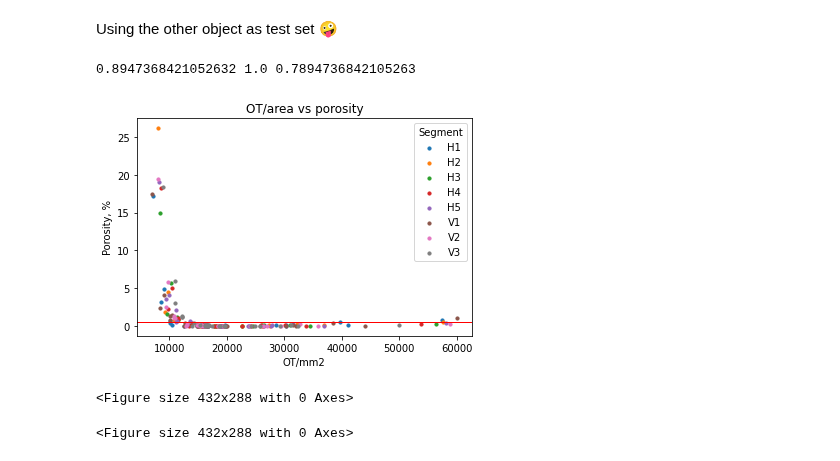
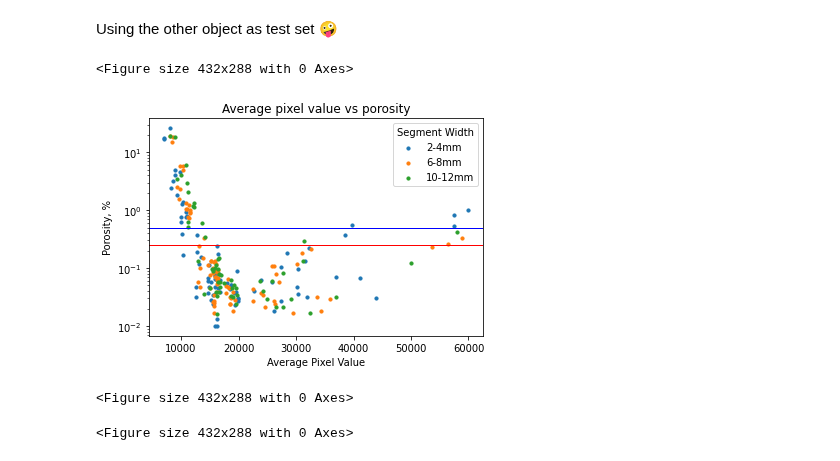
Before and after one commit to ErikSievers/thesis, a Jupyter notebook: final-notebook-v3.ipynb, the cells around one changed output. Cells and saved outputs as stored; diff of their text form; code cells hidden in the pictures.

```diff
--- a/final-notebook-v3.ipynb
+++ b/final-notebook-v3.ipynb
@@ -27,7 +27,7 @@ yend = 1770
 powderthickness = 80
 endlayer = 225
 vsegments = [0, 150, 187, endlayer]
-porositythreshold = 0.5
+porositythreshold = 0.25
 
 paths = pathlib.Path('./OT data 80 um/int').glob('*.tif')
 paths_sorted = [x for x in paths]
@@ -108,8 +108,8 @@ yend = 1770
 hsegments = [0,26,50,74,98,122]
 powderthickness = 80
 endlayer = 187
-separate_test = False
-objectsplit = 3
+separate_test = True
+objectsplit = 2
 upsamplingratio = 4
 positive_multiplier = 3
 porositythreshold = 0.5
@@ -199,49 +199,50 @@ XTest = np.concatenate((X2.reshape(-1, 1), X3.reshape(-1, 1)), axis=1)
 
 segments = 'H' + trainobjectinfo.Segment.astype(str)
 
-plt.title("OT/area vs porosity")
+plt.title("Average pixel value vs porosity")
 plt.ylabel('Porosity, %')
-plt.xlabel('OT/mm2')
+plt.xlabel('Average Pixel Value')
 Y = trainobjectinfo.Porosity
 Y2 = testsegmentinfo.Porosity
 
 x1 = X[trainobjectinfo.Segment == 1]
 y1 = Y[trainobjectinfo.Segment == 1]
 x2 = X[trainobjectinfo.Segment == 2]
 y2 = Y[trainobjectinfo.Segment == 2]
 x3 = X[trainobjectinfo.Segment == 3]
 y3 = Y[trainobjectinfo.Segment == 3]
 x4 = X[trainobjectinfo.Segment == 4]
 y4 = Y[trainobjectinfo.Segment == 4]
 x5 = X[trainobjectinfo.Segment == 5]
 y5 = Y[trainobjectinfo.Segment == 5]
 x6 = X2[testsegmentinfo.Segment == 1]
 y6 = Y2[testsegmentinfo.Segment == 1]
 x7 = X2[testsegmentinfo.Segment == 2]
 y7 = Y2[testsegmentinfo.Segment == 2]
 x8 = X2[testsegmentinfo.Segment == 3]
 y8 = Y2[testsegmentinfo.Segment == 3]
 
-plt.scatter(x1, y1, s=10, label='H1')
-plt.scatter(x2, y2, s=10, label='H2')
-plt.scatter(x3, y3, s=10, label='H3')
-plt.scatter(x4, y4, s=10, label='H4')
-plt.scatter(x5, y5, s=10, label='H5')
-plt.scatter(x6, y6, s=10, label='V1')
-plt.scatter(x7, y7, s=10, label='V2')
-plt.scatter(x8, y8, s=10, label='V3')
-plt.legend(loc="upper right", title="Segment")
+plt.scatter([x1, x2, x6], [y1, y2, y6], s=10, label='2-4mm')
+plt.scatter([x3, x4, x7], [y3, y4, y7], s=10, label='6-8mm')
+plt.scatter([x5, x8], [y5, y8], s=10, label='10-12mm')
+# plt.scatter(x4, y4, s=10, label='H4')
+# plt.scatter(x5, y5, s=10, label='H5')
+# plt.scatter(x6, y6, s=10, label='V1')
+# plt.scatter(x7, y7, s=10, label='V2')
+# plt.scatter(x8, y8, s=10, label='V3')
+plt.legend(loc="upper right", title="Segment Width")
 # legend1 = plt.legend(*scatter.legend_elements(),
 #                     loc="upper right", title="Segment")
-plt.axline((20000, 0.5), (20001, 0.5), linewidth=1, color='r')
+plt.axline((20000, 0.25), (20001, 0.25), linewidth=1, color='r')
+plt.axline((20000, 0.5), (20001, 0.5), linewidth=1, color='b')
 # for index, row in segmentdf.iterrows():
 #     plt.annotate(text=row.Object, xy=(x[index], y[index]))
-# plt.yscale('log')
+plt.yscale('log')
 plt.figure()
 # plt.xscale('log')
 # %% [output]
-0.8947368421052632 1.0 0.7894736842105263
+<Figure size 432x288 with 0 Axes>
-[figure, old version]
+[figure, new version]
 <Figure size 432x288 with 0 Axes>
 # %%
 for index, object in enumerate(trainobjects):
```
Also changed, not shown: parts of 3 cells of this notebook, 1 other file.
